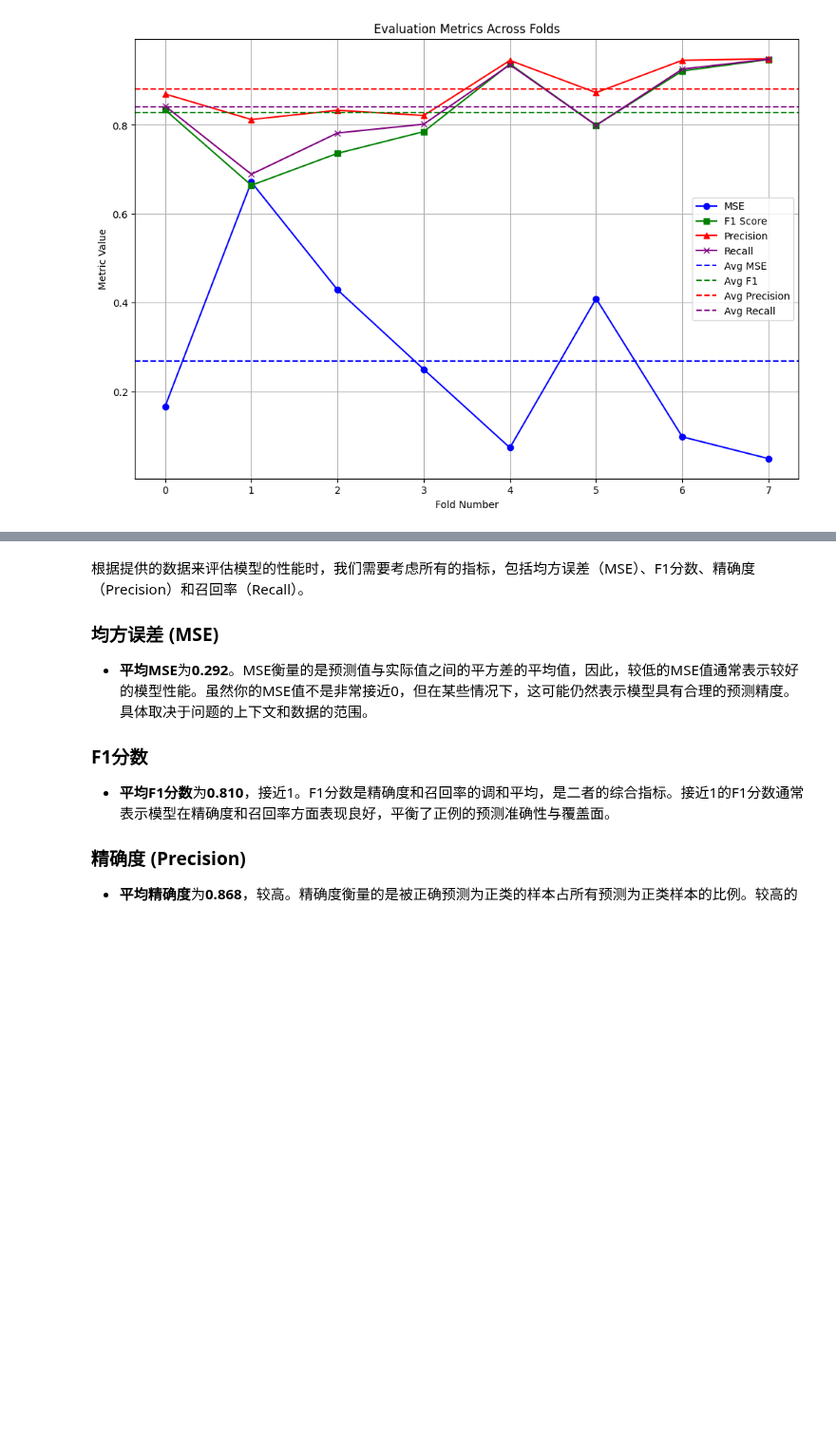
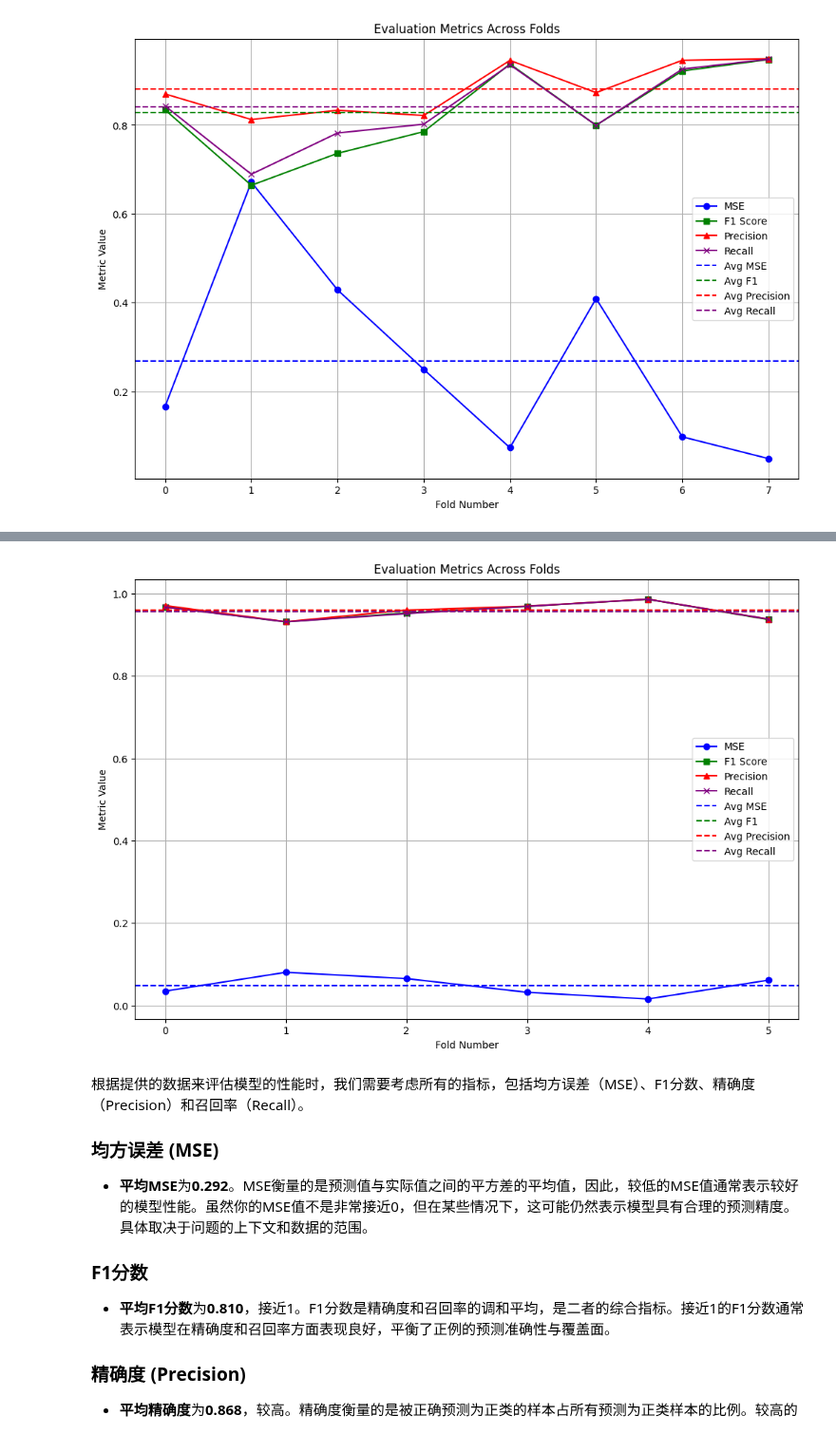
Before and after one commit to movement-recognition/Sensor_Data_Analysis, a Jupyter notebook: 01_HAR_Dataset/SMV.ipynb, the cells around one changed output, grey strips where cells are left out. Shown at 95% size. Saved outputs shown, nothing was run; the diff lists cells and outputs as text; code cells hidden in the pictures; blank space fills up the shorter version.

Commit message:
update validation

```diff
--- a/01_HAR_Dataset/SMV.ipynb
+++ b/01_HAR_Dataset/SMV.ipynb
@@ -331,3 +385,47 @@ plt.show()
+# %%
+import matplotlib.pyplot as plt
+import numpy as np
+
+# 假设metrics是你从之前的函数中获得的结果字典
+metrics = rolling_window_cross_validation_metrics(X_numpy, y_numpy)
+
+# 计算每个指标的平均值
+average_mse = np.mean(metrics['mse'])
+average_f1 = np.mean(metrics['f1'])
+average_precision = np.mean(metrics['precision'])
+average_recall = np.mean(metrics['recall'])
+
+# 绘制图表
+plt.figure(figsize=(12, 8))
+plt.plot(metrics['mse'], label='MSE', marker='o', linestyle='-', color='blue')
+plt.plot(metrics['f1'], label='F1 Score', marker='s', linestyle='-', color='green')
+plt.plot(metrics['precision'], label='Precision', marker='^', linestyle='-', color='red')
+plt.plot(metrics['recall'], label='Recall', marker='x', linestyle='-', color='purple')
+
+# 添加图例
+plt.legend()
+
+# 添加标题和轴标签
+plt.title('Evaluation Metrics Across Folds')
+plt.xlabel('Fold Number')
+plt.ylabel('Metric Value')
+
+# 显示网格
+plt.grid(True)
+
+# 添加平均线（可选）
+plt.axhline(average_mse, color='blue', linestyle='--', label='Avg MSE')
+plt.axhline(average_f1, color='green', linestyle='--', label='Avg F1')
+plt.axhline(average_precision, color='red', linestyle='--', label='Avg Precision')
+plt.axhline(average_recall, color='purple', linestyle='--', label='Avg Recall')
+
+# 由于上面已经添加了图例，这里重新添加图例以包括平均线
+plt.legend()
+
+# 显示图表
+plt.show()
+# %% [output]
+[figure, added]
 # %% [markdown]
 根据提供的数据来评估模型的性能时，我们需要考虑所有的指标，包括均方误差（MSE）、F1分数、精确度（Precision）和召回率（Recall）。
 
```
Also changed, not shown: parts of 5 cells of this notebook.
